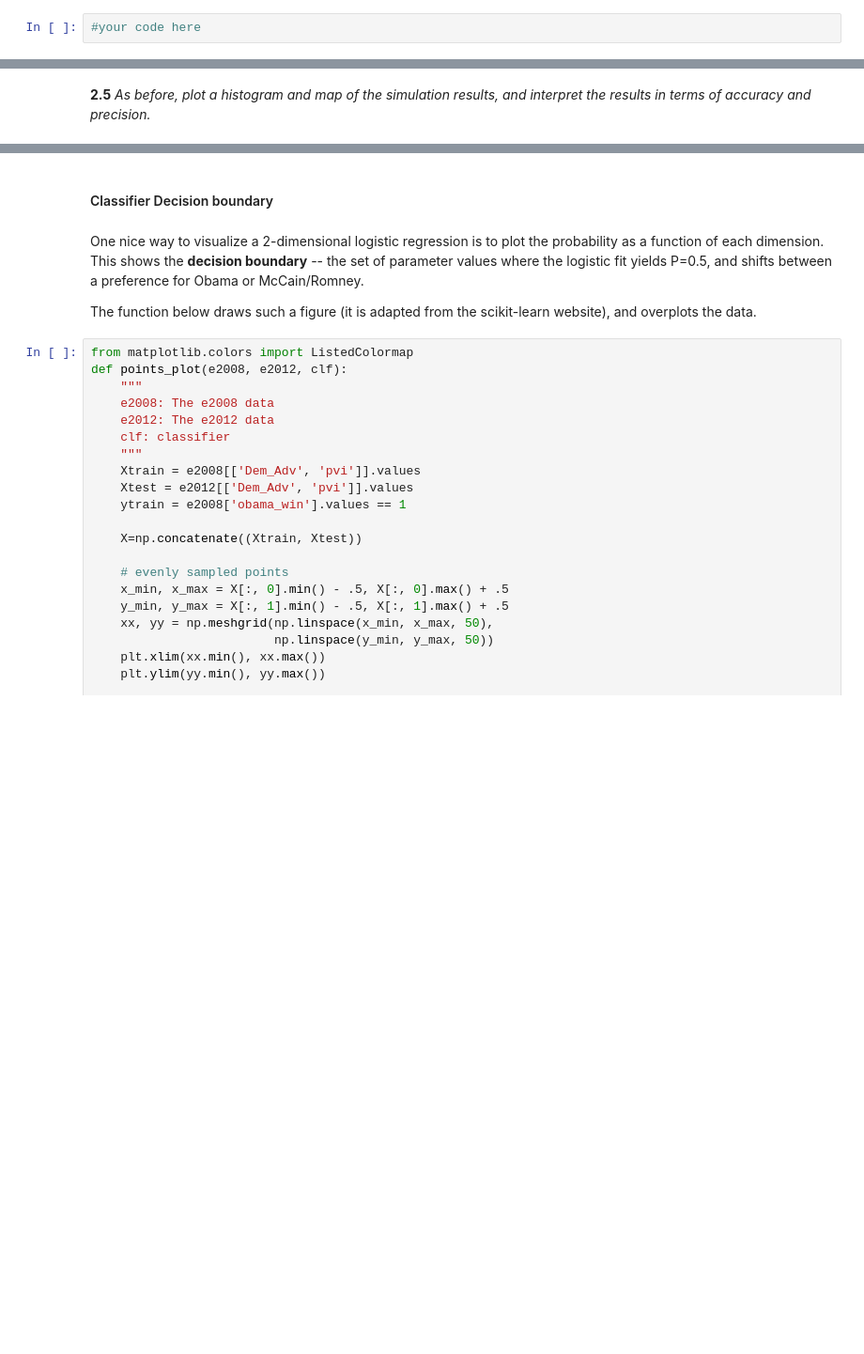
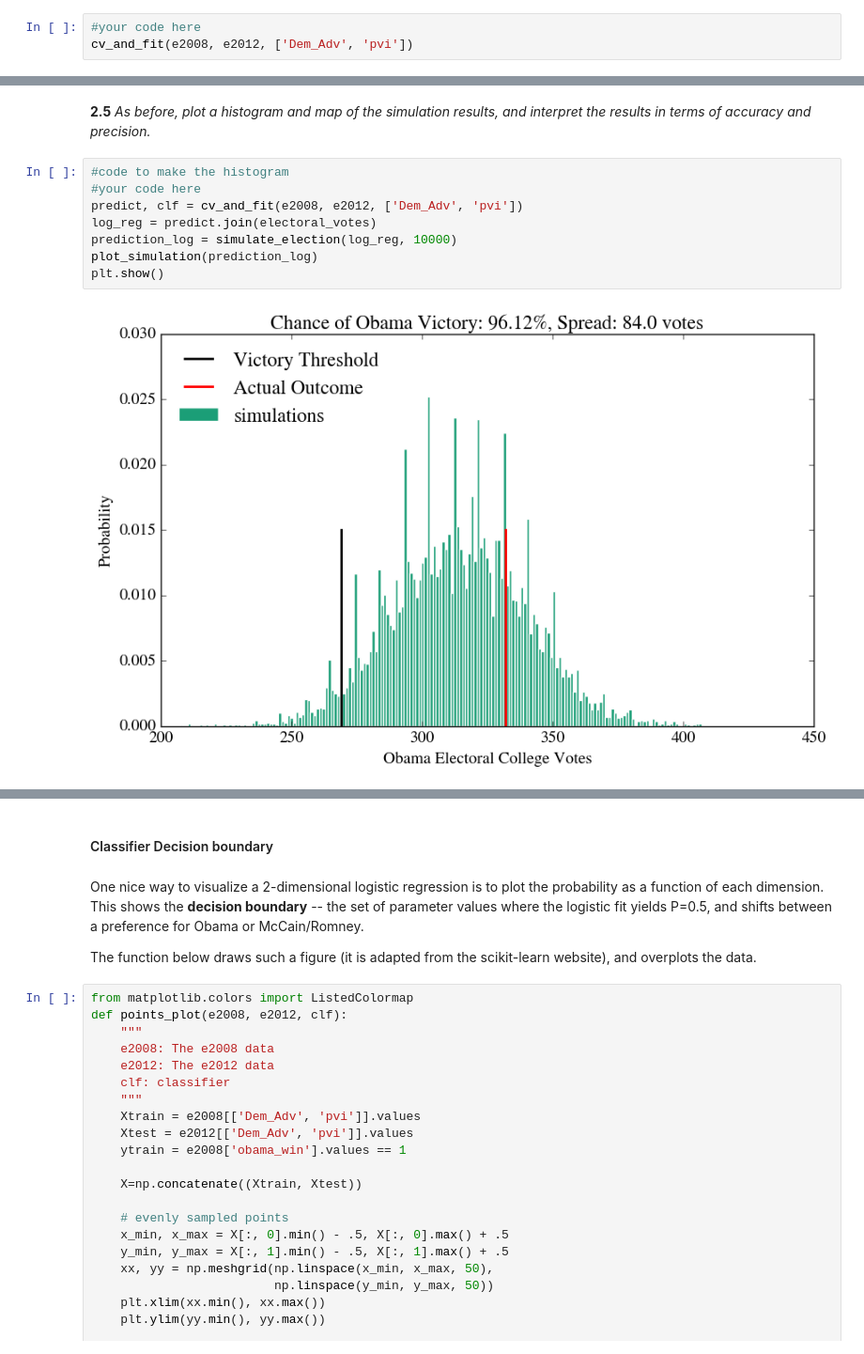
Before and after one commit to jacqzwy/content, a Jupyter notebook: HW2.ipynb, the cells around one changed output, grey strips where cells are left out. Shown at 94% size. Cells and saved outputs as stored; diff of their text form; blank space fills up the shorter version.

```diff
--- a/HW2.ipynb
+++ b/HW2.ipynb
@@ -965,3 +965,4 @@ def cv_and_fit(frame2008, frame2012, featureslist, n_folds=5):
 **2.4** *Carry out a logistic fit using the `cv_and_fit` function developed above. As your featurelist use the features we have: `Dem_Adv` and `pvi`.
 # %%
 #your code here
+cv_and_fit(e2008, e2012, ['Dem_Adv', 'pvi'])
@@ -968,3 +987,13 @@ def cv_and_fit(frame2008, frame2012, featureslist, n_folds=5):
 # %% [markdown]
 **2.5** *As before, plot a histogram and map of the simulation results, and interpret the results in terms of accuracy and precision.*
+# %%
+#code to make the histogram
+#your code here
+predict, clf = cv_and_fit(e2008, e2012, ['Dem_Adv', 'pvi'])
+log_reg = predict.join(electoral_votes)
+prediction_log = simulate_election(log_reg, 10000)
+plot_simulation(prediction_log)
+plt.show()
+# %% [output]
+[figure, added]
 # %%
```
Also changed, not shown: parts of 11 cells of this notebook.
